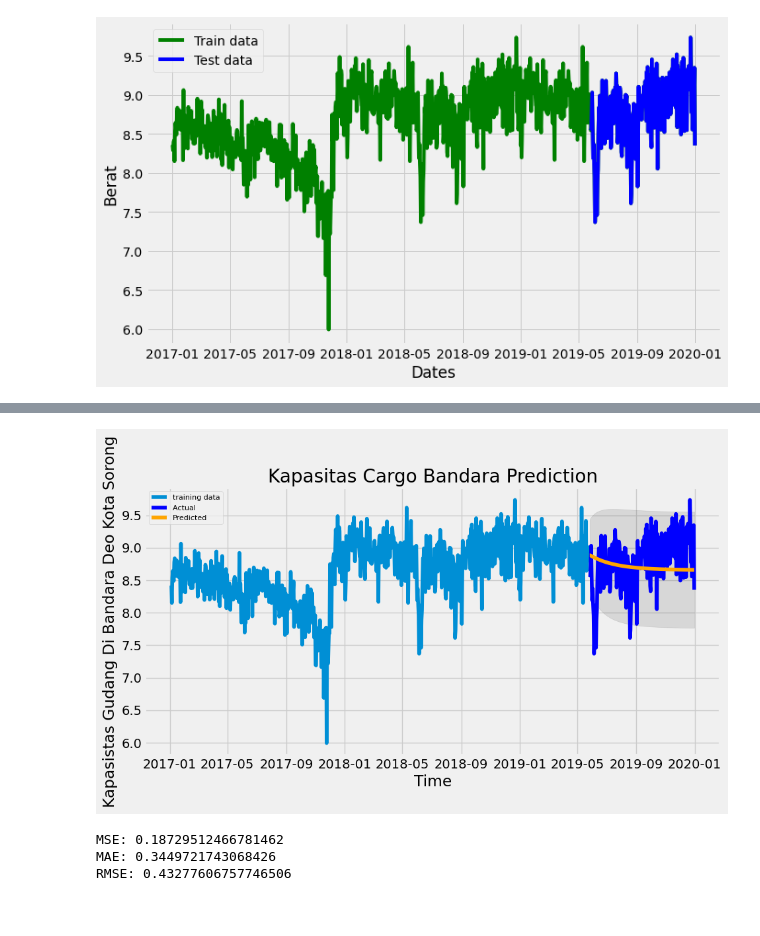
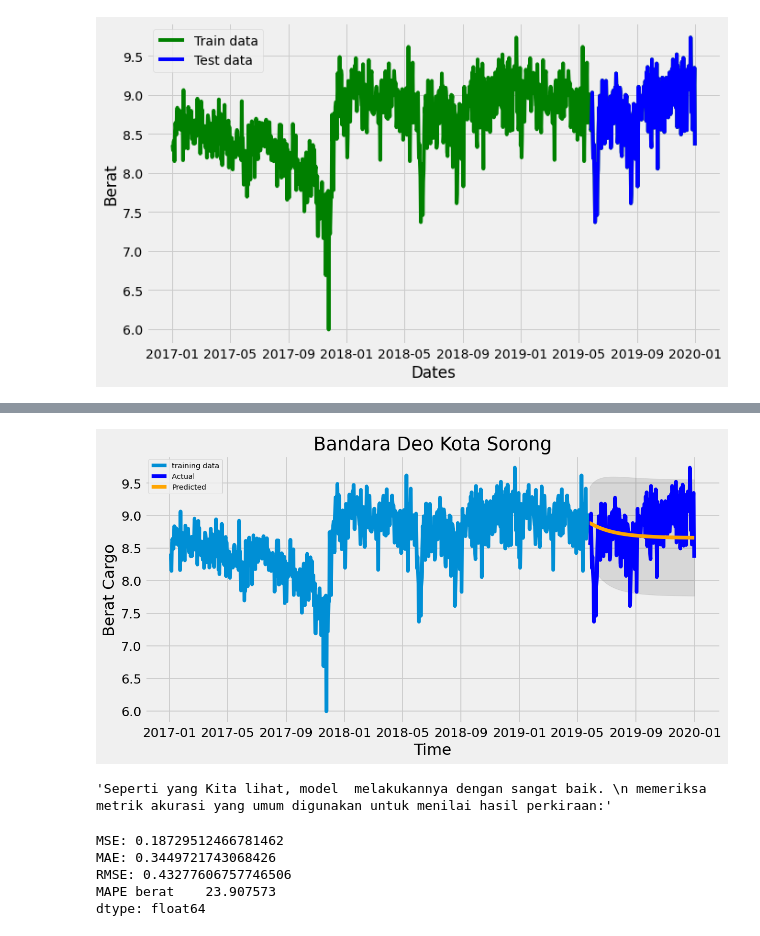
Before and after one commit to Suwandi-amin-sangaji/arima, a Jupyter notebook: arima.ipynb, the cells around one changed output, grey strips where cells are left out. Cells and saved outputs as stored; diff of their text form; code cells hidden in the pictures.

```diff
--- a/arima.ipynb
+++ b/arima.ipynb
@@ -17,7 +17,7 @@ from datetime import datetime
 from sklearn.metrics import mean_squared_error, mean_absolute_error
 import math
 # %%
-path = "dataset/arima.xlsx"
+path = "arima.xlsx"
 # %%
 data = pd.read_excel(path)
 # %%
@@ -296,25 +310,27 @@ fc, se, conf = fitted.forecast(219, alpha=0.05)  # 95% conf
 # %%
 # Make as pandas series
 fc_series = pd.Series(fc, index=test_data.index)
 lower_series = pd.Series(conf[:, 0], index=test_data.index)
 upper_series = pd.Series(conf[:, 1], index=test_data.index)
 # Plot
-plt.figure(figsize=(10,5), dpi=100)
+plt.figure(figsize=(10,5), dpi=130)
 plt.plot(train_data, label='training data')
 plt.plot(test_data, color = 'blue', label='Actual ')
 plt.plot(fc_series, color = 'orange',label='Predicted')
 plt.fill_between(lower_series.index, lower_series, upper_series,
                  color='k', alpha=.10)
-plt.title('Kapasitas Cargo Bandara Prediction')
+plt.title('Bandara Deo Kota Sorong')
 plt.xlabel('Time')
-plt.ylabel('Kapasistas Gudang Di Bandara Deo Kota Sorong')
+plt.ylabel('Berat Cargo')
 plt.legend(loc='upper left', fontsize=8)
 plt.show()
 # %% [output]
-[figure, old version]
+[figure, new version]
 # %%
 '''Seperti yang Kita lihat, model  melakukannya dengan sangat baik.
- memeriksa metrik akurasi yang umum digunakan untuk menilai hasil perkiraan:
+ memeriksa metrik akurasi yang umum digunakan untuk menilai hasil perkiraan:'''
+# %% [output]
+'Seperti yang Kita lihat, model  melakukannya dengan sangat baik. \n memeriksa metrik akurasi yang umum digunakan untuk menilai hasil perkiraan:'
 # %%
 # report performance
 mse = mean_squared_error(test_data, fc)
@@ -323,7 +339,12 @@ mae = mean_absolute_error(test_data, fc)
 print('MAE: '+str(mae))
 rmse = math.sqrt(mean_squared_error(test_data, fc))
 print('RMSE: '+str(rmse))
+
+mape = np.mean(np.abs(219 - test_data)/np.abs(test_data))
+print('MAPE '+str(mape))
 # %% [output]
 MSE: 0.18729512466781462
 MAE: 0.3449721743068426
 RMSE: 0.43277606757746506
+MAPE berat    23.907573
+dtype: float64
```
Also changed, not shown: parts of 13 cells of this notebook.
